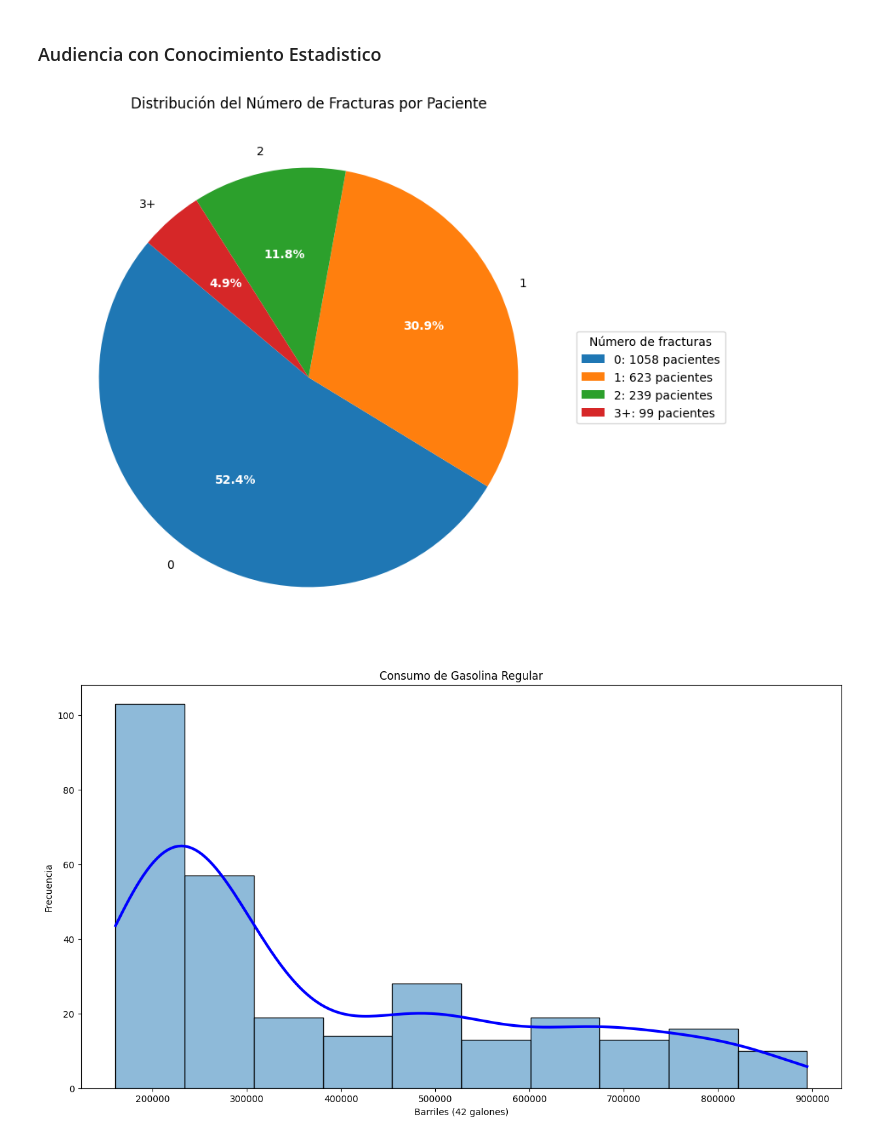
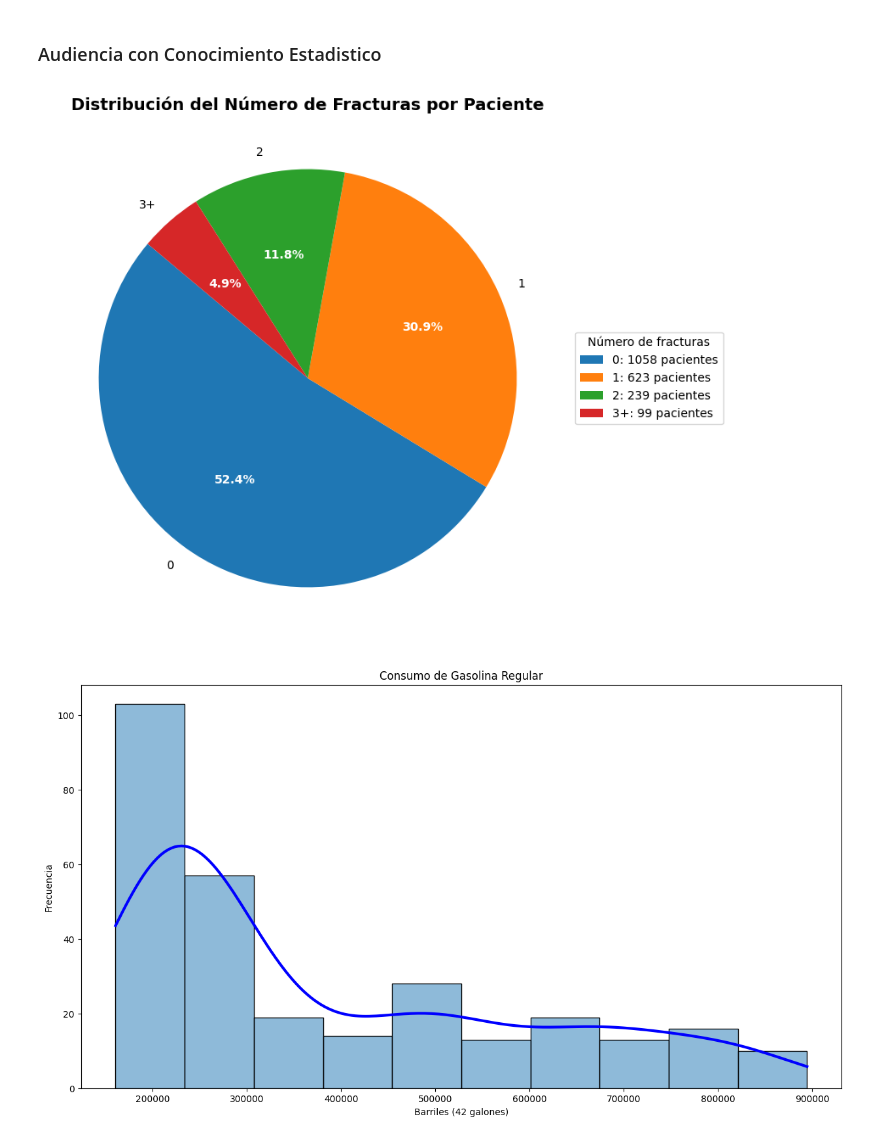
Before and after one commit to LeivaDiego/Tarea3-DataScience, a Jupyter notebook: visualizaciones.ipynb, the cells around one changed output. Cells and saved outputs as stored; diff of their text form; code cells hidden in the pictures.

```diff
--- a/visualizaciones.ipynb
+++ b/visualizaciones.ipynb
@@ -125,32 +151,32 @@ plt.show()
 # %%
 # Calcular el número de fracturas por paciente
 fracture_counts = fracturas_df[['C1', 'C2', 'C3', 'C4', 'C5', 'C6', 'C7']].sum(axis=1)
+
 # Agrupar el número de fracturas si es mayor o igual a 3
 fracture_counts_grouped = fracture_counts.apply(lambda x: '3+' if x >= 3 else str(x)).value_counts().sort_index()
 
 # Crear un gráfico de pastel
 plt.figure(figsize=(8, 8))
 wedges, texts, autotexts = plt.pie(fracture_counts_grouped,
         labels=fracture_counts_grouped.index,
         autopct='%1.1f%%',
         startangle=140,
         colors=sns.color_palette('tab10', len(fracture_counts_grouped)))
 
 # Ajustar el estilo de los porcentajes dentro del gráfico
 for autotext in autotexts:
     autotext.set_color('white')
     autotext.set_fontweight('bold')
 
 # Crear una leyenda con color y etiqueta, sin el porcentaje
 legend_labels = [f"{label}: {count} pacientes" for label, count in zip(fracture_counts_grouped.index, fracture_counts_grouped)]
 plt.legend(wedges, legend_labels, title="Número de fracturas", loc="center left", bbox_to_anchor=(1, 0, 0.5, 1))
 
-
-
-plt.title('Distribución del Número de Fracturas por Paciente')
+# Añadir el título
+plt.title('Distribución del Número de Fracturas por Paciente', fontsize=14, fontweight='bold')
 plt.show()
 # %% [output]
-[figure, old version]
+[figure, new version]
 # %%
 # Configuración de un solo plot para Consumo de Combustibles
 plt.figure(figsize=(15, 8))
```
Also changed, not shown: parts of 12 cells of this notebook.
